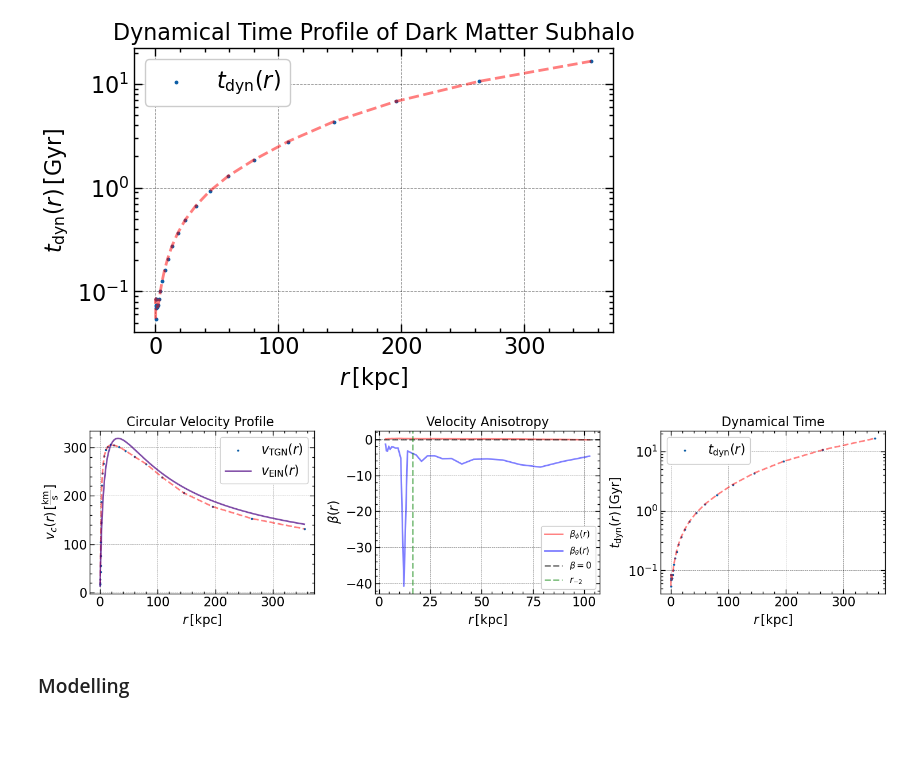
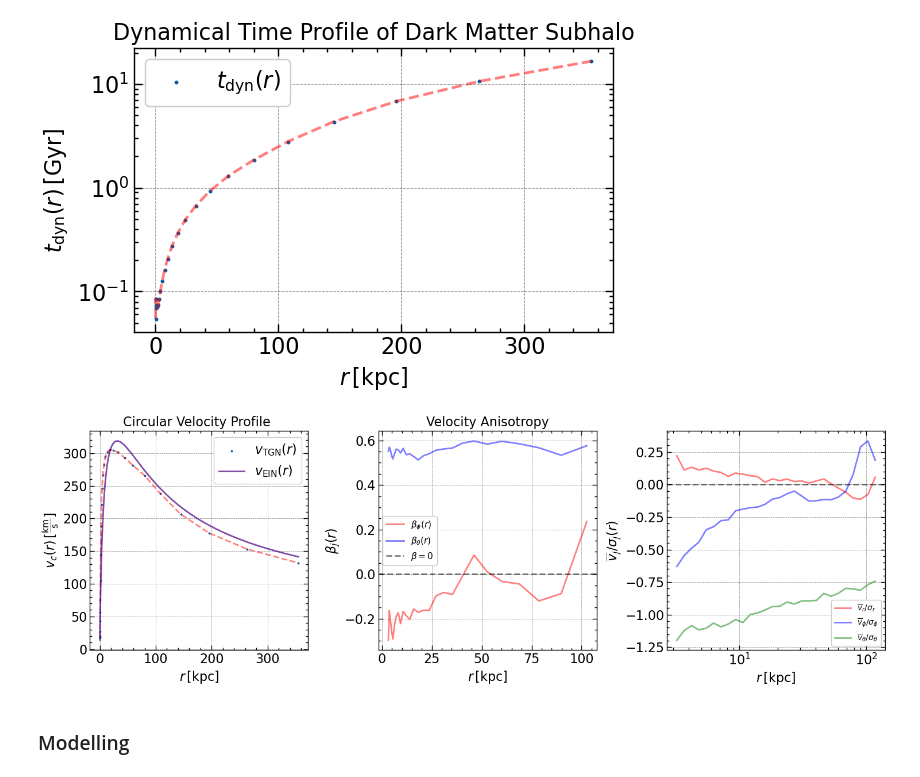
Before and after one commit to Jitskeverheecke/TANA_Project, a Jupyter notebook: project.ipynb, the cells around one changed output. Drawn from its saved outputs; the diff is of its cells as text; code cells hidden in the pictures; blank space fills up the shorter version.

```diff
--- a/project.ipynb
+++ b/project.ipynb
@@ -711,6 +683,6 @@ r_0m = r_j[i_max]
 ### velocity profiles
 # %%
 vxyz_mean #there seems to be a translational bulk motion
-vx -= vxyz_mean[0]
-vy -= vxyz_mean[1]
-vz -= vxyz_mean[2]
+#vx -= vxyz_mean[0]
+#vy -= vxyz_mean[1]
+#vz -= vxyz_mean[2]
@@ -717,6 +691,7 @@ vz -= vxyz_mean[2]
 # %%
 v_r = (x*vx + y*vy + z*vz)/r #radial velocity
-v_theta = (z*(x*vx + y*vy) - r**2*vz)/(r*R) #polar velocity
+#v_theta = (z*(x*vx + y*vy) - r**2*vz)/(r*R) #polar velocity
+v_theta = (z*(x*vx + y*vy) - R**2*vz)/(r*R)
 v_phi = (-y*vx + x*vy)/R
 # %%
 n_vbins = 28
@@ -815,42 +790,42 @@ plt.show()
 [figure]
 # %%
 plt.close('all')
-fig, axes = plt.subplots(1, 3, figsize=(15, 4))
+fig, axes = plt.subplots(1, 3, figsize=(15, 5))
 axes[0].scatter(r_j, vc_j, s=12, label=r'$v_{\text{TGN}}(r)$', marker='.')
 axes[0].plot(r_j, vc_j, '--', color='red', alpha=0.5)
 axes[0].plot(r_f, v_einsato, '-', color='indigo', alpha=0.7, label=r'$v_{\text{EIN}}(r)$')
 axes[0].set_title('Circular Velocity Profile ')
 axes[0].set_xlabel(r'$r\, [\text{kpc}]$')
 axes[0].set_ylabel(r'$v_{c}(r)\, [\frac{\text{km}}{\text{s}}]$')
 axes[0].legend()
 
 axes[1].plot(vr_j[:-1],beta_phi, color='red', alpha=0.5)
 axes[1].plot(vr_j[:-1],beta_theta, color='blue', alpha=0.5)
 axes[1].set_xlabel(r'$r\, [\text{kpc}]$')
-axes[1].set_ylabel(r'$\beta(r)$')
+axes[1].set_ylabel(r'$\beta_j(r)$')
 axes[1].set_title('Velocity Anisotropy')
 axes[1].axhline(0, color='k', linestyle='--', alpha=0.5)
-axes[1].axvline(rm2_einasto.value, color='green', linestyle='--', alpha=0.5)
+#axes[1].axvline(rm2_einasto.value, color='green', linestyle='--', alpha=0.5)
 axes[1].legend([r'$\beta_\phi(r)$', r'$\beta_\theta(r)$', r'$\beta=0$',r'$r_{-2}$'], fontsize=11)
 #axes[1].set_xscale('log')
 #plt.ylim(-5, 1)
 
-axes[2].scatter(r_j, t_dyn_j, s=12, label=r'$t_{\text{dyn}}(r)$', marker='.')
-axes[2].plot(r_j, t_dyn_j, '--', color='red', alpha=0.5)
-axes[2].set_title('Dynamical Time')
+axes[2].plot(vr_j,v_mean_r/np.sqrt(sigma_r2), color='red', alpha=0.5)
+axes[2].plot(vr_j,v_mean_phi/np.sqrt(sigma_phi2), color='blue', alpha=0.5)
+axes[2].plot(vr_j,v_mean_theta/np.sqrt(sigma_theta2), color='green', alpha=0.5)
 axes[2].set_xlabel(r'$r\, [\text{kpc}]$')
-axes[2].set_ylabel(r'$t_{\text{dyn}}(r)\, [\text{Gyr}]$')
-axes[2].legend()
-#axes[2].set_xscale('log')
-axes[2].set_yscale('log')
-#axes[2].set_xscale('log')
+axes[2].set_ylabel(r'$\overline{v}_j/\sigma_j(r)$')
+#axes[2].set_title('Velocity Profile')
+axes[2].axhline(0, color='k', linestyle='--', alpha=0.5)
+axes[2].legend([r'$\overline{v}_r/\sigma_r$', r'$\overline{v}_\phi/\sigma_\phi$', r'$\overline{v}_\theta/\sigma_\theta$'], fontsize=10)
+axes[2].set_xscale('log')
 
 plt.tight_layout()
 #plt.savefig('Paper/Figures/Velocity_and_Dynamical_Time_Profiles.pdf', bbox_inches='tight')
-#plt.savefig('Paper/Figures/Velocity_and_Dynamical_Time_Profiles.png', bbox_inches='tight', dpi=300)
+plt.savefig('Paper/Figures/Velocity_and_score_Profiles.png', bbox_inches='tight', dpi=300)
 plt.show()
 # %% [output]
-[figure, old version]
+[figure, new version]
 # %% [markdown]
 ### Modelling
 # %%
```
Also changed, not shown: parts of 14 cells of this notebook, 13 other files.
